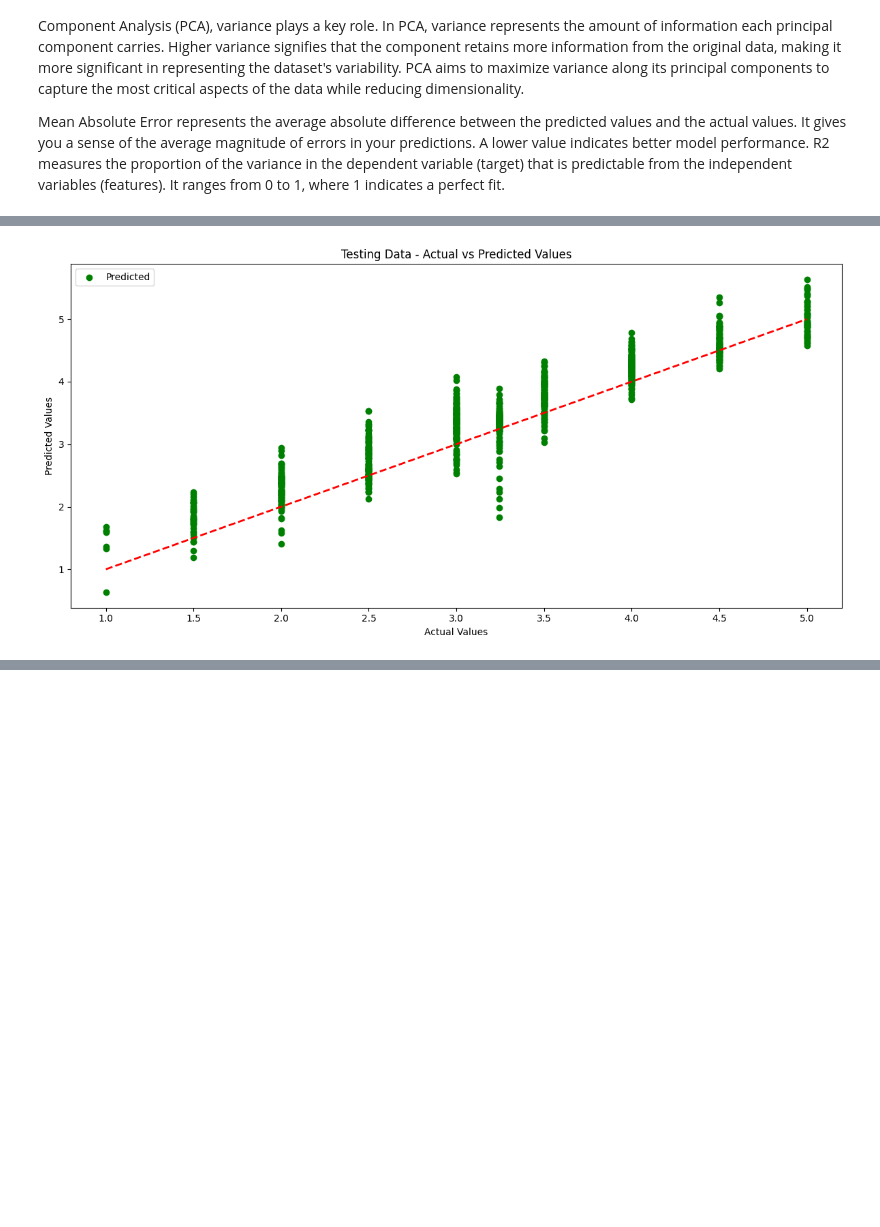
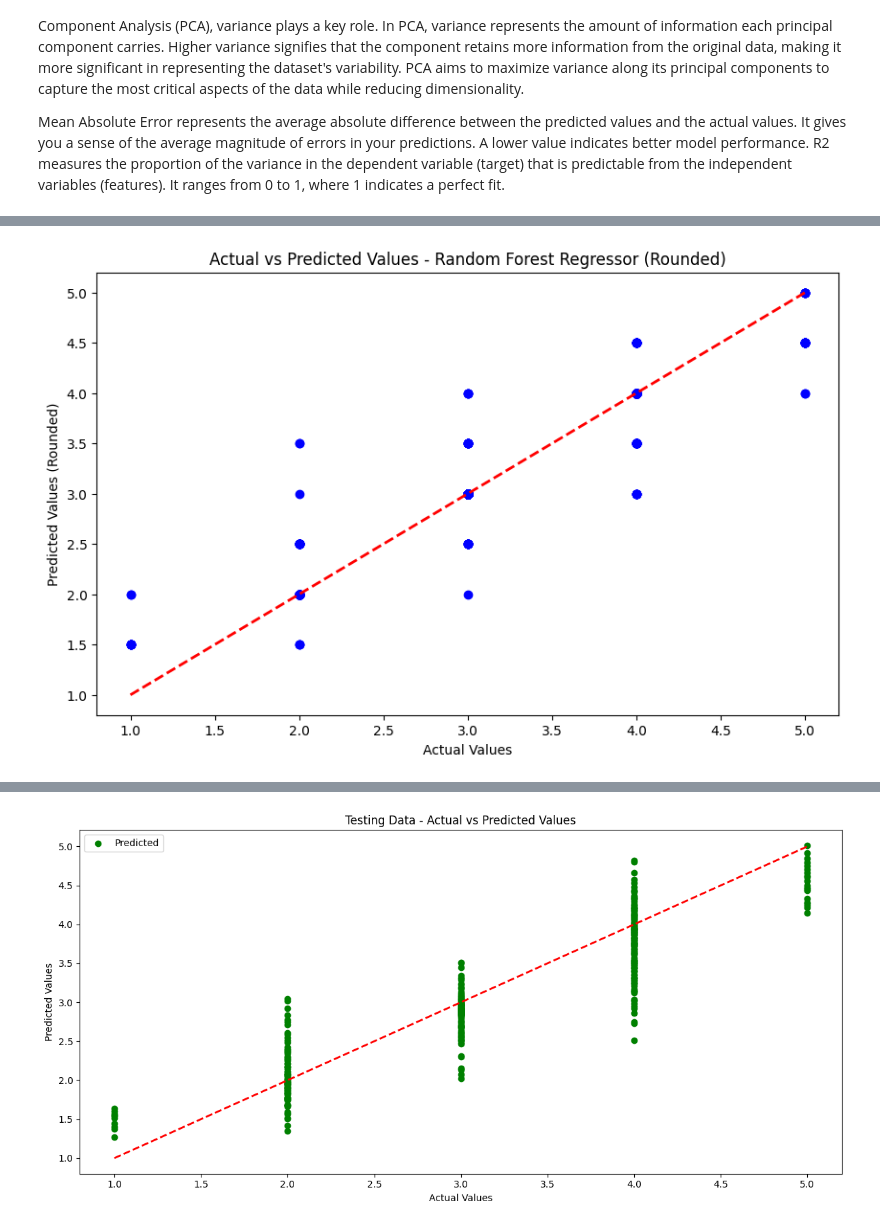
Before and after one commit to dariiing/Feedback-HHC, a Jupyter notebook: FeedbackHHC.ipynb, the cells around one changed output, grey strips where cells are left out. Drawn from its saved outputs; the diff is of its cells as text; code cells hidden in the pictures; blank space fills up the shorter version.

Commit message:
round predicted values + fix preprocess errors

```diff
--- a/FeedbackHHC.ipynb
+++ b/FeedbackHHC.ipynb
@@ -128,6 +124,7 @@ class FeedbackHHC:
                 if col not in other_columns and col not in yes_no_columns:
                     self.data[col] = pd.to_numeric(self.data[col], errors='coerce')
                     self.data[col].fillna(self.data[col].mean(), inplace=True)
+                    self.data[col] = self.data[col].round()
             except ValueError:
                 pass
 
@@ -196,14 +193,27 @@ class FeedbackHHC:
     def train_random_forest_regressor(self):
         X = self.data.drop('Quality of patient care star rating', axis=1)
         y = self.data['Quality of patient care star rating']
+        print(y)
 
         X_train, X_test, y_train, y_test = train_test_split(X, y, test_size=0.2, random_state=42)
+        print(y_test)
 
         rf_regressor = RandomForestRegressor(n_estimators=100, random_state=42)
 
         rf_regressor.fit(X_train, y_train)
 
         y_pred = rf_regressor.predict(X_test)
+
+        #increment pentru rotunjirea valorilor prezise
+        increment = 0.5
+
+        y_pred_rounded = [round(pred / increment) * increment for pred in y_pred]
+
+
+        output_tuples = [(f"Predicted: {pred:.2f}", f"Actual: {val:.2f}") for pred, val in zip(y_pred_rounded, y_test.values)]
+
+        for predicted, actual in output_tuples:
+            print(predicted, actual)
 
         mae = mean_absolute_error(y_test, y_pred)
         r2 = r2_score(y_test, y_pred)
@@ -212,24 +222,11 @@ class FeedbackHHC:
         print(f"Random Forest Regressor R2 Score: {r2:.2f}")
 
         plt.figure(figsize=(10, 6))
-        plt.scatter(y_test, y_pred, color='blue')
+        plt.scatter(y_test, y_pred_rounded, color='blue')
         plt.plot([y_test.min(), y_test.max()], [y_test.min(), y_test.max()], linestyle='--', color='red', linewidth=2)
         plt.xlabel('Actual Values')
-        plt.ylabel('Predicted Values')
-        plt.title('Actual vs Predicted Values - Random Forest Regressor')
-        plt.show()
-
-        importances = pd.Series(rf_regressor.feature_importances_, index=X.columns)
-        importances = importances.sort_values(ascending=False)
-        print(importances)
-
-        plt.figure(figsize=(10, 6))
-        plt.bar(importances.index, importances.values, color='lightpink')
-        plt.xticks(rotation=90)
-        plt.xlabel('Features')
-        plt.ylabel('Importance')
-        plt.title('Feature Importance')
-
+        plt.ylabel('Predicted Values (Rounded)')
+        plt.title('Actual vs Predicted Values - Random Forest Regressor (Rounded)')
         plt.show()
 
     def train_neural_network(self, batch_size=32):
@@ -328,12 +325,14 @@ def main():
 
     data.preprocess_data()
     #display(data.data)
+    data.data.to_csv('preprocessed_data.csv', index=False)
 
     # data.exploratory_analysis()
     # data.select_attributes_pca()
+    preprocessed_data = FeedbackHHC('preprocessed_data.csv')
 
-    # data.train_random_forest_regressor()
-    data.train_neural_network()
+    preprocessed_data.train_random_forest_regressor()
+    preprocessed_data.train_neural_network()
 
 
 if __name__ == "__main__":
@@ -353 +358 @@ Testing Accuracy: 37.05%
-[figure, old version]
+[figure, new version]
@@ -353,0 +370 @@ Testing Accuracy: 37.05%
+[figure, added]
```
Also changed, not shown: parts of 2 cells of this notebook.
